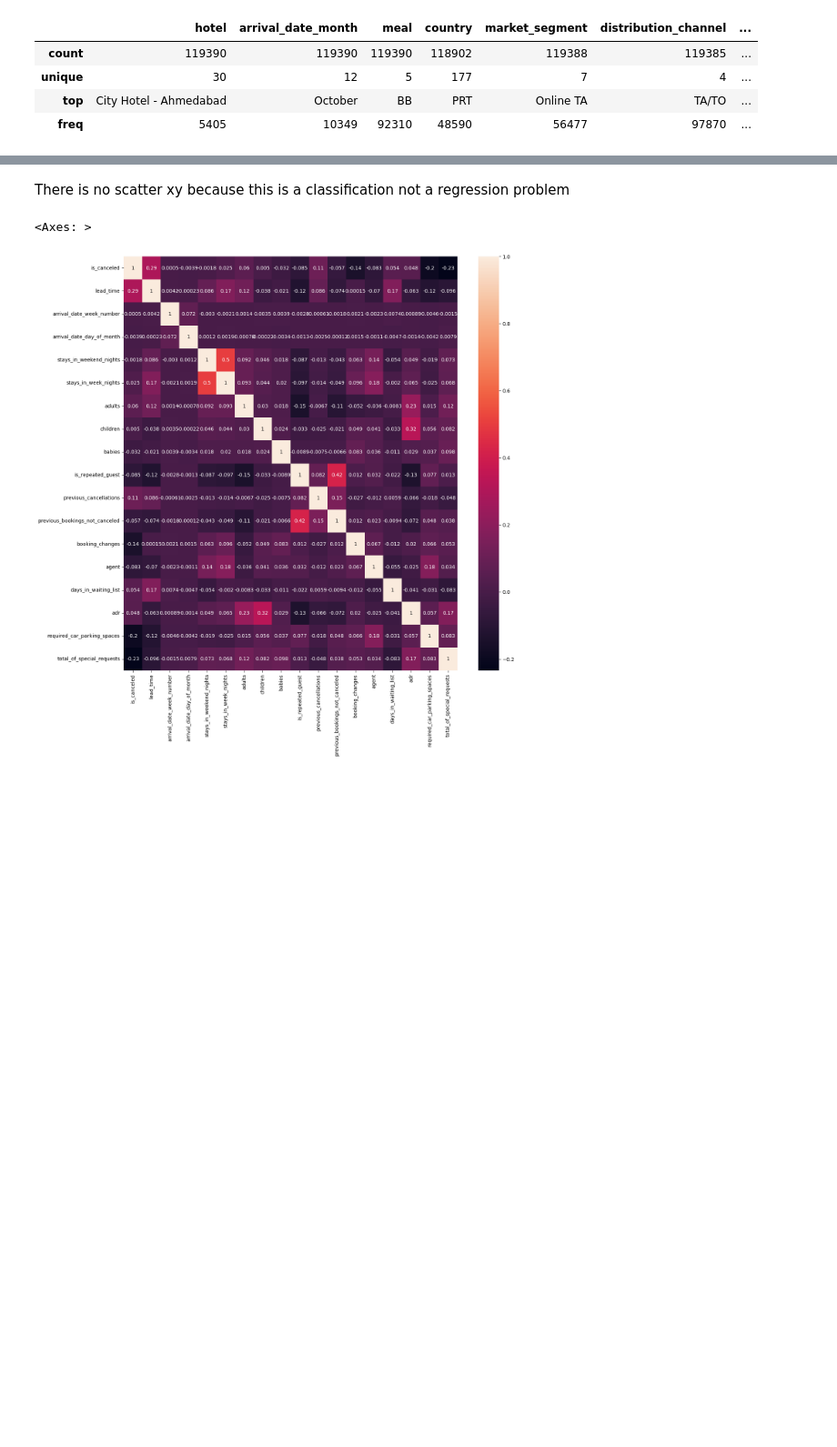
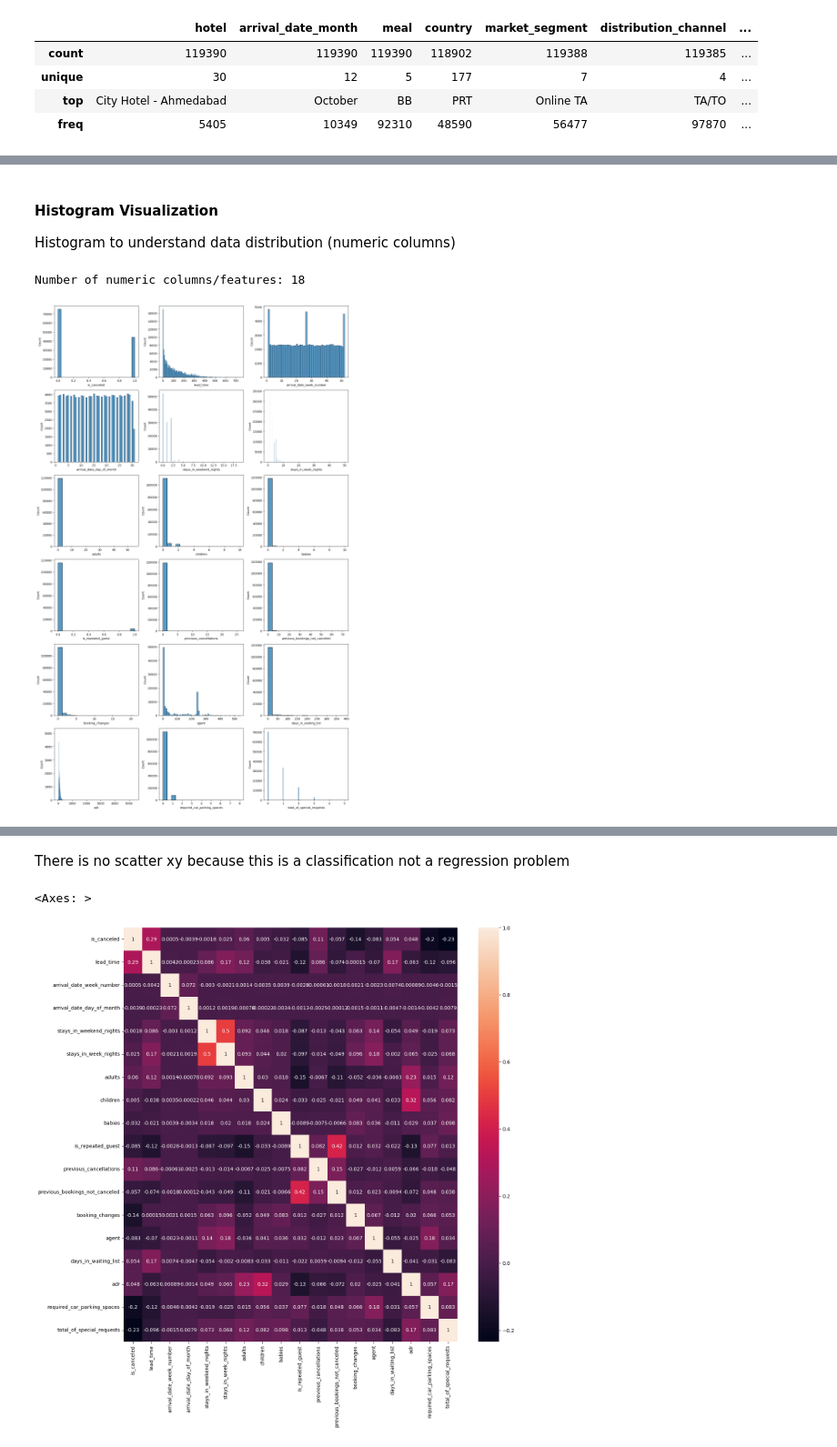
Before and after one commit to mohamedelziat50/Hotel-Bookings-AI-MIU, a Jupyter notebook: Hotel_Booking.ipynb, the cells around one changed output, grey strips where cells are left out. Shown at 91% size. Saved outputs shown, nothing was run; the diff lists cells and outputs as text; code cells hidden in the pictures; blank space fills up the shorter version.

Commit message:
Adjusted visualization to use Matplotlib

```diff
--- a/Hotel_Booking.ipynb
+++ b/Hotel_Booking.ipynb
@@ -283,8 +285,3 @@ df.describe(include = "object")
 | unique | 30 | 12 | 5 | 177 | 7 | 4 | ... |
 | top | City Hotel - Ahmedabad | October | BB | PRT | Online TA | TA/TO | ... |
 | freq | 5405 | 10349 | 92310 | 48590 | 56477 | 97870 | ... |
-# %%
-
-for i in df.select_dtypes(include= "number").columns:
-  sns.histplot(data=df,x=i)
-  plt.show()
@@ -305,4 +287,0 @@ for i in df.select_dtypes(include= "number").columns:
-# %%
-for i in df.select_dtypes(include= "number").columns:
-  sns.boxplot(data=df,x=i)
-  plt.show()
@@ -338,4 +287,0 @@ Index(['lead_time', 'arrival_date_week_number', 'arrival_date_day_of_month',
-# %%
-for i in numeric_columns:
-  sns.scatterplot(data=df, x=i,y = 'is_canceled')
-  plt.show()
@@ -355,0 +296,38 @@ for i in numeric_columns:
+# %%
+def visualize_diagram(diagram_name):
+    # Intialize rows and columns (6 rows with 3 plots per row)
+    rows = 6
+    columns = 3
+
+    # Create the big plot with specific dimensions
+    plt.figure(figsize=(5 * columns, 4 * rows))
+
+    # Iterate over the features & create the histograms
+    for i, col in enumerate(numeric_columns):
+        plt.subplot(rows, columns, i + 1) # +1 because Matplotlib starts from index 1 in the plots
+        if diagram_name == "Histogram":
+            sns.histplot(data=df, x=col)
+        elif diagram_name == "Boxplot":
+            sns.boxplot(data=df, x=col)
+        elif diagram_name == "Scatterplot": # Ensure to drop the target before calling.
+            sns.scatterplot(data=df, x=col, y='is_canceled')
+
+    plt.tight_layout()
+    plt.show()
+# %% [markdown]
+#### Histogram Visualization
+Histogram to understand data distribution (numeric columns)
+# %%
+# Select numeric columns
+numeric_columns = df.select_dtypes(include="number").columns
+
+# Store the numeric columns length (18 features)
+numeric_columns_length = len(numeric_columns)
+
+print("Number of numeric columns/features:", numeric_columns_length)
+# %% [output]
+Number of numeric columns/features: 18
+# %%
+visualize_diagram("Histogram")
+# %% [output]
+[figure, added]
```
Also changed, not shown: parts of 16 cells of this notebook.
